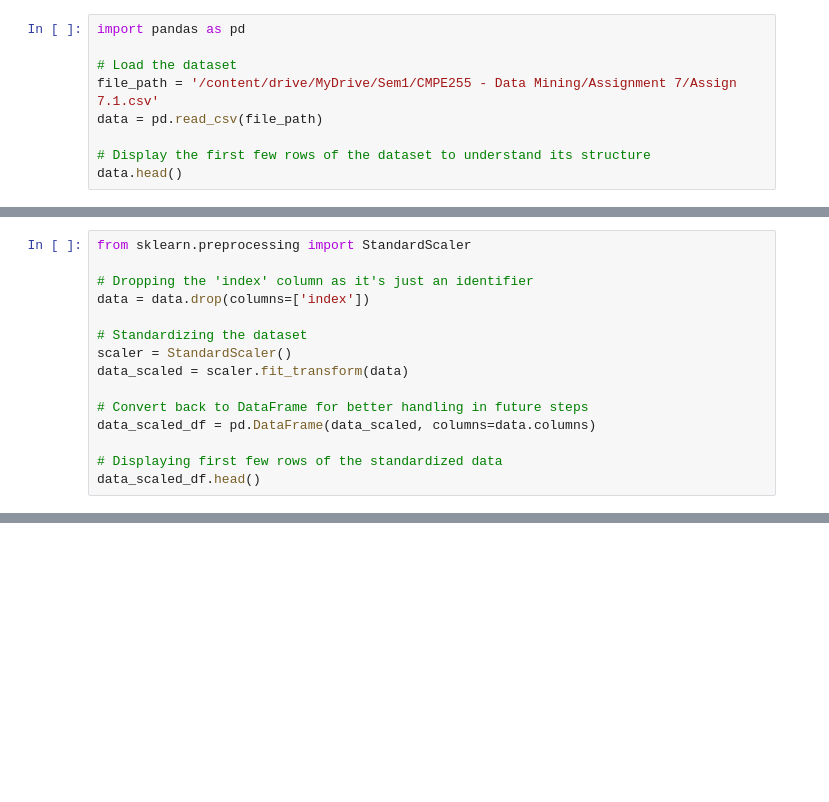
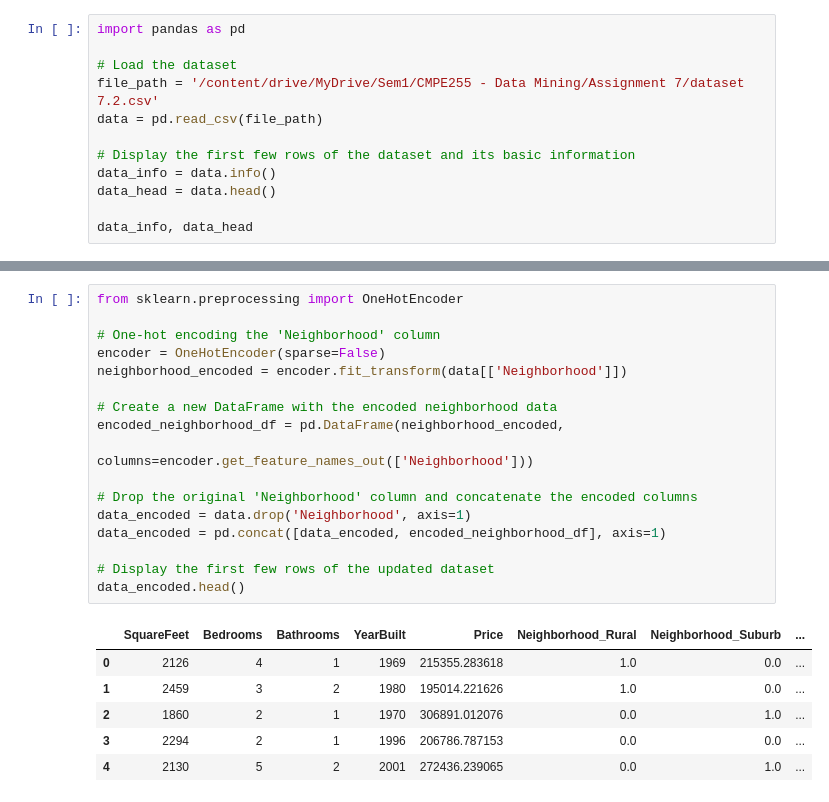
Before and after one commit to SriVinayA/SJSU-CMPE255-DataMining, a Jupyter notebook: Dimensionality_reduction_techniques.ipynb, the cells around one changed output, grey strips where cells are left out. Saved outputs shown, nothing was run; the diff lists cells and outputs as text; blank space fills up the shorter version.

```diff
--- a/Dimensionality_reduction_techniques.ipynb
+++ b/Dimensionality_reduction_techniques.ipynb
@@ -4,9 +4,12 @@
 import pandas as pd
 
 # Load the dataset
-file_path = '/content/drive/MyDrive/Sem1/CMPE255 - Data Mining/Assignment 7/Assign 7.1.csv'
+file_path = '/content/drive/MyDrive/Sem1/CMPE255 - Data Mining/Assignment 7/dataset 7.2.csv'
 data = pd.read_csv(file_path)
 
-# Display the first few rows of the dataset to understand its structure
-data.head()
+# Display the first few rows of the dataset and its basic information
+data_info = data.info()
+data_head = data.head()
+
+data_info, data_head
 # %% [output]
@@ -84,15 +35,0 @@ We'll start by standardizing the data.
-# %%
-from sklearn.preprocessing import StandardScaler
-
-# Dropping the 'index' column as it's just an identifier
-data = data.drop(columns=['index'])
-
-# Standardizing the dataset
-scaler = StandardScaler()
-data_scaled = scaler.fit_transform(data)
-
-# Convert back to DataFrame for better handling in future steps
-data_scaled_df = pd.DataFrame(data_scaled, columns=data.columns)
-
-# Displaying first few rows of the standardized data
-data_scaled_df.head()
@@ -293,0 +49,24 @@ The code for UMAP is provided, and it can be executed in an appropriate environm
+# %%
+from sklearn.preprocessing import OneHotEncoder
+
+# One-hot encoding the 'Neighborhood' column
+encoder = OneHotEncoder(sparse=False)
+neighborhood_encoded = encoder.fit_transform(data[['Neighborhood']])
+
+# Create a new DataFrame with the encoded neighborhood data
+encoded_neighborhood_df = pd.DataFrame(neighborhood_encoded,
+                                       columns=encoder.get_feature_names_out(['Neighborhood']))
+
+# Drop the original 'Neighborhood' column and concatenate the encoded columns
+data_encoded = data.drop('Neighborhood', axis=1)
+data_encoded = pd.concat([data_encoded, encoded_neighborhood_df], axis=1)
+
+# Display the first few rows of the updated dataset
+data_encoded.head()
+# %% [output]
+|  | SquareFeet | Bedrooms | Bathrooms | YearBuilt | Price | Neighborhood_Rural | Neighborhood_Suburb | ... |
+| 0 | 2126 | 4 | 1 | 1969 | 215355.283618 | 1.0 | 0.0 | ... |
+| 1 | 2459 | 3 | 2 | 1980 | 195014.221626 | 1.0 | 0.0 | ... |
+| 2 | 1860 | 2 | 1 | 1970 | 306891.012076 | 0.0 | 1.0 | ... |
+| 3 | 2294 | 2 | 1 | 1996 | 206786.787153 | 0.0 | 0.0 | ... |
+| 4 | 2130 | 5 | 2 | 2001 | 272436.239065 | 0.0 | 1.0 | ... |
```
Also changed, not shown: parts of 30 cells of this notebook.
